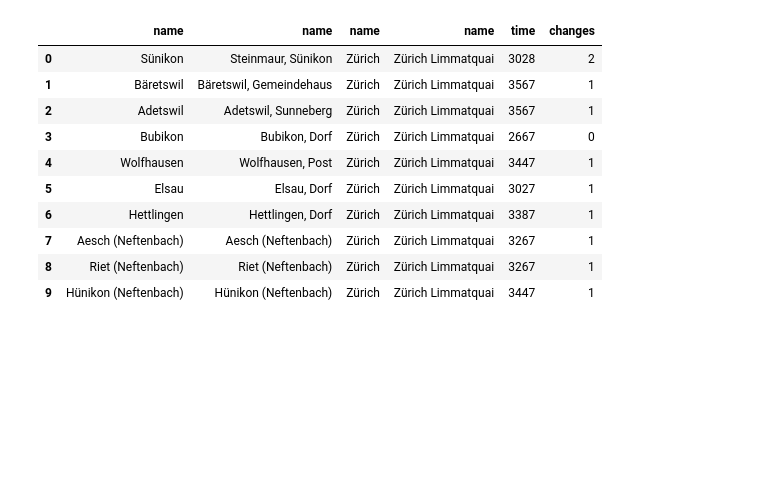
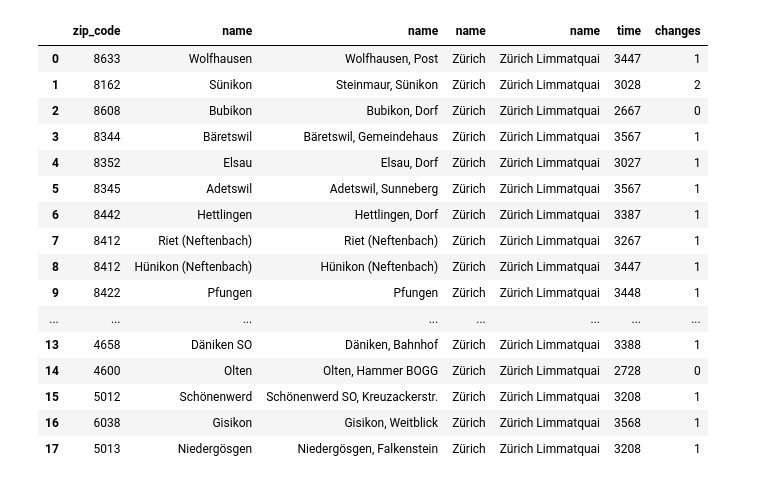
Before and after one commit to muyajil/wheretolive.ch, a Jupyter notebook: example_calculation.ipynb, the cells around one changed output. Drawn from its saved outputs; the diff is of its cells as text; code cells hidden in the pictures; blank space fills up the shorter version.

```diff
--- a/example_calculation.ipynb
+++ b/example_calculation.ipynb
@@ -22,31 +42,37 @@ rooms_min = 4.5
 rooms_max = 5.5
 # %%
 sql = """
-select source_town.name, source_sbb_station.name, target_town.name, target_sbb_station.name, train_commute.time, train_commute.changes from commute
+select source_town.zip_code, source_town.name, source_sbb_station.name, target_town.name, target_sbb_station.name, train_commute.time, train_commute.changes from commute
 join train_commute on train_commute.commute_id = commute.id
 join town as source_town on source_town.id = commute.source_town_id
 join town as target_town on target_town.id = commute.target_town_id
 join sbb_station as source_sbb_station on source_sbb_station.id = source_town.<STATION_FIELD_NAME>_id
 join sbb_station as target_sbb_station on target_sbb_station.id = target_town.<STATION_FIELD_NAME>_id
 where train_commute.commute_type = '<STATION_TYPE>' and target_town.zip_code = <TARGET_ZIP> and train_commute.time <= <TIME>*3600
 """
 sql = sql.replace("<TARGET_ZIP>", str(target_zip_code))
 sql = sql.replace("<STATION_FIELD_NAME>", station_field_name)
 sql = sql.replace("<STATION_TYPE>", station_type)
 sql = sql.replace("<TIME>", str(max_commute_h))
+
+df_towns = pd.read_sql(sql, db_conn)
+df_towns.head(100)
+# %% [output]
+|  | zip_code | name | name | name | name | time | changes |
+| 0 | 8633 | Wolfhausen | Wolfhausen, Post | Zürich | Zürich Limmatquai | 3447 | 1 |
+| 1 | 8162 | Sünikon | Steinmaur, Sünikon | Zürich | Zürich Limmatquai | 3028 | 2 |
+| 2 | 8608 | Bubikon | Bubikon, Dorf | Zürich | Zürich Limmatquai | 2667 | 0 |
+| 3 | 8344 | Bäretswil | Bäretswil, Gemeindehaus | Zürich | Zürich Limmatquai | 3567 | 1 |
+| 4 | 8352 | Elsau | Elsau, Dorf | Zürich | Zürich Limmatquai | 3027 | 1 |
+| 5 | 8345 | Adetswil | Adetswil, Sunneberg | Zürich | Zürich Limmatquai | 3567 | 1 |
+| 6 | 8442 | Hettlingen | Hettlingen, Dorf | Zürich | Zürich Limmatquai | 3387 | 1 |
+| 7 | 8412 | Riet (Neftenbach) | Riet (Neftenbach) | Zürich | Zürich Limmatquai | 3267 | 1 |
+| 8 | 8412 | Hünikon (Neftenbach) | Hünikon (Neftenbach) | Zürich | Zürich Limmatquai | 3447 | 1 |
+| 9 | 8422 | Pfungen | Pfungen | Zürich | Zürich Limmatquai | 3448 | 1 |
+| ... | ... | ... | ... | ... | ... | ... | ... |
+| 13 | 4658 | Däniken SO | Däniken, Bahnhof | Zürich | Zürich Limmatquai | 3388 | 1 |
+| 14 | 4600 | Olten | Olten, Hammer BOGG | Zürich | Zürich Limmatquai | 2728 | 0 |
+| 15 | 5012 | Schönenwerd | Schönenwerd SO, Kreuzackerstr. | Zürich | Zürich Limmatquai | 3208 | 1 |
+| 16 | 6038 | Gisikon | Gisikon, Weitblick | Zürich | Zürich Limmatquai | 3568 | 1 |
+| 17 | 5013 | Niedergösgen | Niedergösgen, Falkenstein | Zürich | Zürich Limmatquai | 3208 | 1 |
-# %%
-df_towns = pd.read_sql(sql, db_conn)
-df_towns.head(10)
-# %% [output]
-|  | name | name | name | name | time | changes |
-| 0 | Sünikon | Steinmaur, Sünikon | Zürich | Zürich Limmatquai | 3028 | 2 |
-| 1 | Bäretswil | Bäretswil, Gemeindehaus | Zürich | Zürich Limmatquai | 3567 | 1 |
-| 2 | Adetswil | Adetswil, Sunneberg | Zürich | Zürich Limmatquai | 3567 | 1 |
-| 3 | Bubikon | Bubikon, Dorf | Zürich | Zürich Limmatquai | 2667 | 0 |
-| 4 | Wolfhausen | Wolfhausen, Post | Zürich | Zürich Limmatquai | 3447 | 1 |
-| 5 | Elsau | Elsau, Dorf | Zürich | Zürich Limmatquai | 3027 | 1 |
-| 6 | Hettlingen | Hettlingen, Dorf | Zürich | Zürich Limmatquai | 3387 | 1 |
-| 7 | Aesch (Neftenbach) | Aesch (Neftenbach) | Zürich | Zürich Limmatquai | 3267 | 1 |
-| 8 | Riet (Neftenbach) | Riet (Neftenbach) | Zürich | Zürich Limmatquai | 3267 | 1 |
-| 9 | Hünikon (Neftenbach) | Hünikon (Neftenbach) | Zürich | Zürich Limmatquai | 3447 | 1 |
 # %%
```
Also changed, not shown: parts of 13 cells of this notebook.
